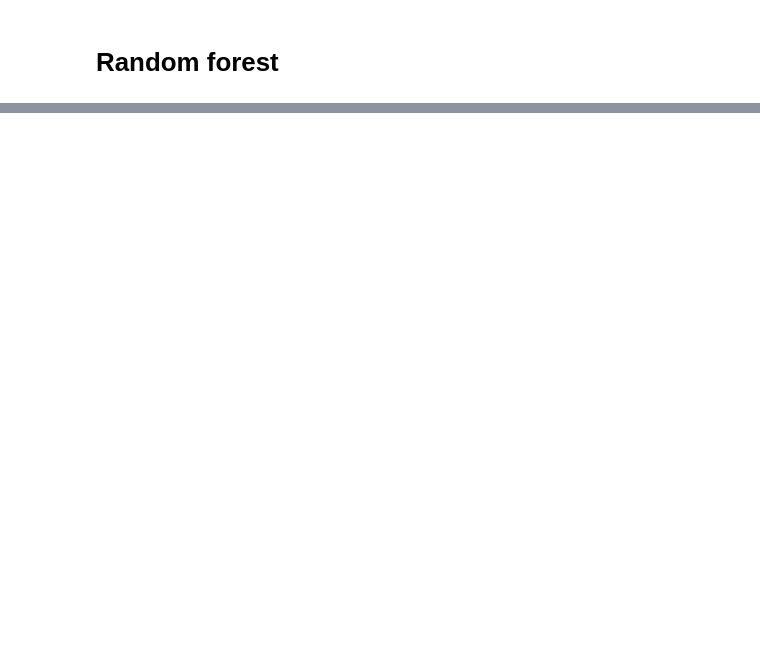
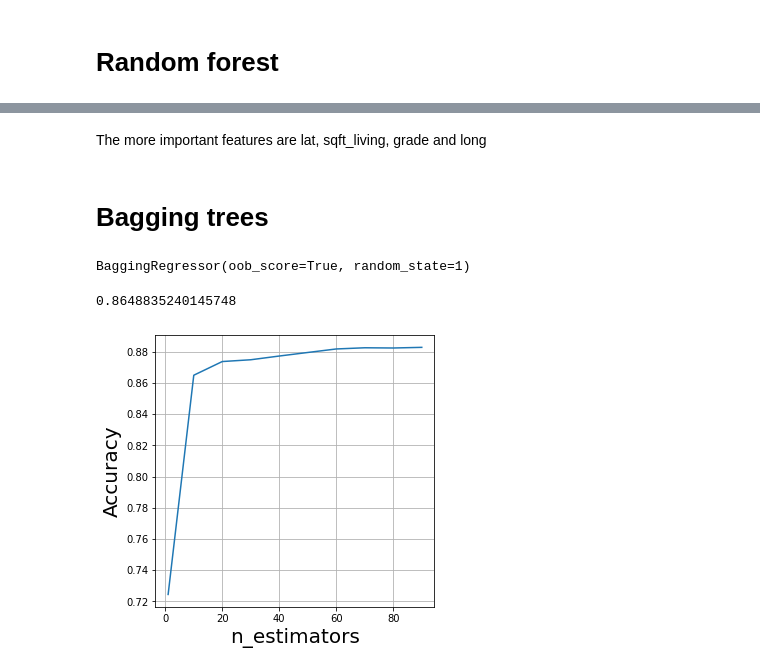
Before and after one commit to WilliamMejiaG/Homework, a Jupyter notebook: Bagged_Random_Forest.ipynb, the cells around one changed output, grey strips where cells are left out. Cells and saved outputs as stored; diff of their text form; code cells hidden in the pictures; blank space fills up the shorter version.

```diff
--- a/Bagged_Random_Forest.ipynb
+++ b/Bagged_Random_Forest.ipynb
@@ -120,0 +209,31 @@ AttributeError: ignored
+# %% [markdown]
+The more important features are lat, sqft_living, grade and long
+# %% [markdown]
+# Bagging trees
+# %%
+# Model instance
+bt = BaggingRegressor(n_estimators = 10, bootstrap = True, oob_score= True, random_state = 1)
+# %%
+bt.fit(X_train, y_train)
+# %% [output]
+BaggingRegressor(oob_score=True, random_state=1)
+# %%
+bt.score(X_test, y_test)
+# %% [output]
+0.8648835240145748
+# %%
+estimators_range = [1] + list(range(10,100,10))
+scores = []
+for estimator in estimators_range:
+  bt = BaggingRegressor(n_estimators=estimator, bootstrap = True, oob_score= True, random_state = 1)
+  bt.fit(X_train, y_train)
+  score = bt.score(X_test, y_test)
+  scores.append(score)
+# %%
+fig, axes = plt.subplots(nrows = 1, ncols = 1, figsize = (5,5))
+axes.plot(estimators_range, scores)
+axes.set_xlabel('n_estimators', fontsize =20)
+axes.set_ylabel('Accuracy', fontsize = 20)
+axes.grid()
+# %% [output]
+[figure, added]
```
Also changed, not shown: parts of 26 cells of this notebook.
